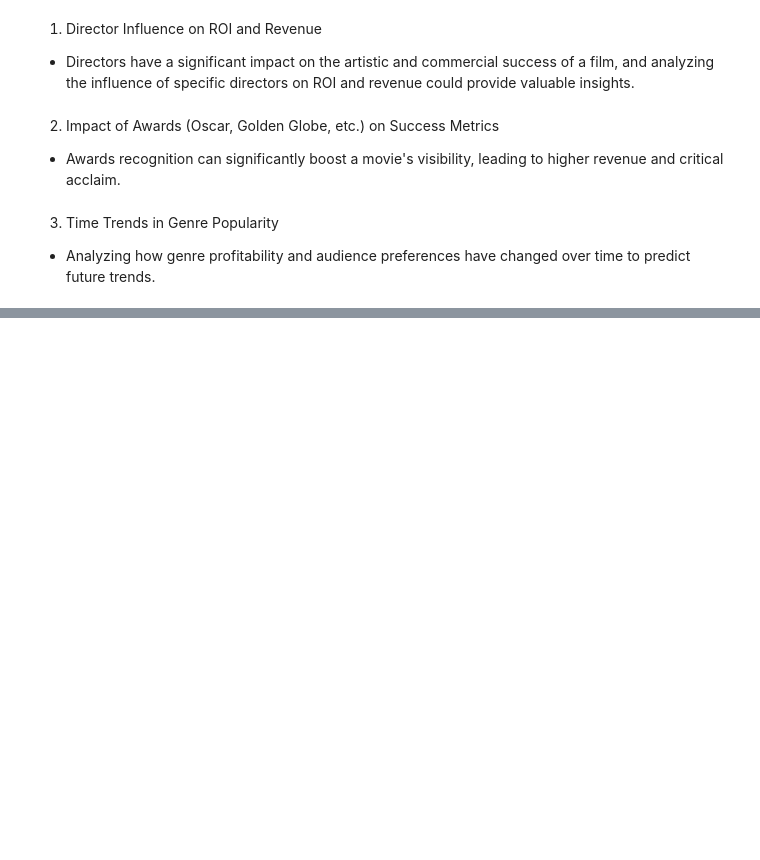
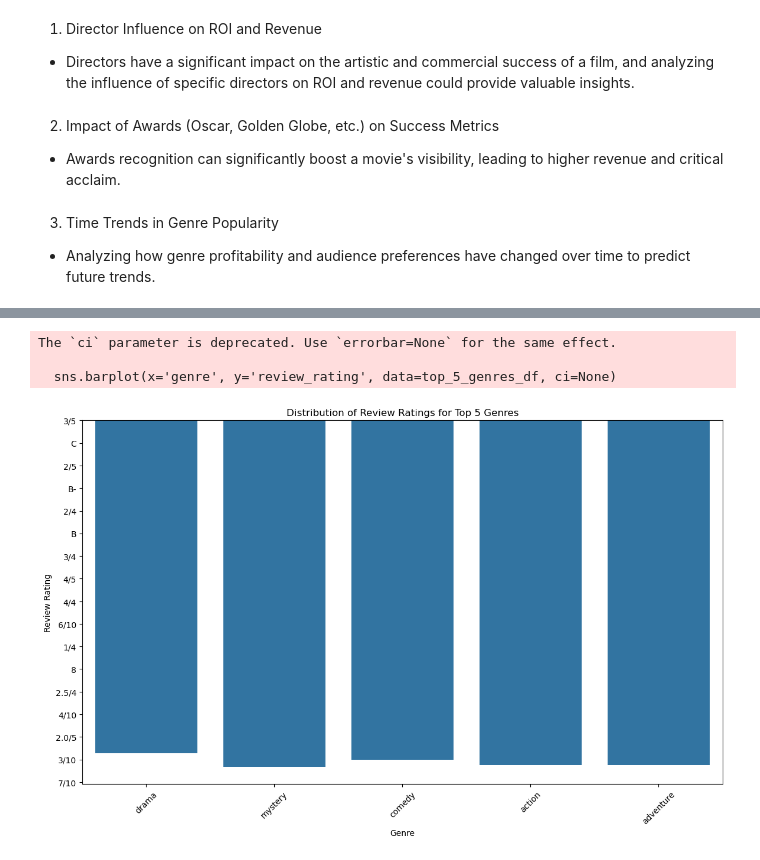
Before and after one commit to Jeesoo-Jhun/Phase-2-Project-Jeesoo, a Jupyter notebook: notebooks/(final) student.ipynb, the cells around one changed output, grey strips where cells are left out. Cells and saved outputs as stored; diff of their text form; code cells hidden in the pictures; blank space fills up the shorter version.

```diff
--- a/notebooks/(final) student.ipynb
+++ b/notebooks/(final) student.ipynb
@@ -1881,0 +2241,20 @@ While longer runtimes tend to engage more viewers, they do not guarantee better
+# %%
+# Select the top 5 genres based on their frequency
+top_5_genres = exploded_genres['genre'].value_counts().index[:5]
+
+# Filter the dataframe to include only the top 5 genres
+top_5_genres_df = exploded_genres[exploded_genres['genre'].isin(top_5_genres)]
+
+# Plot the distribution of review ratings for the top 5 genres
+plt.figure(figsize=(14, 8))
+sns.barplot(x='genre', y='review_rating', data=top_5_genres_df, ci=None)
+plt.title('Distribution of Review Ratings for Top 5 Genres')
+plt.xlabel('Genre')
+plt.ylabel('Review Rating')
+plt.xticks(rotation=45)
+plt.show()
+# %% [output]
+The `ci` parameter is deprecated. Use `errorbar=None` for the same effect.
+
+  sns.barplot(x='genre', y='review_rating', data=top_5_genres_df, ci=None)
+[figure, added]
```
Also changed, not shown: parts of 52 cells of this notebook.
